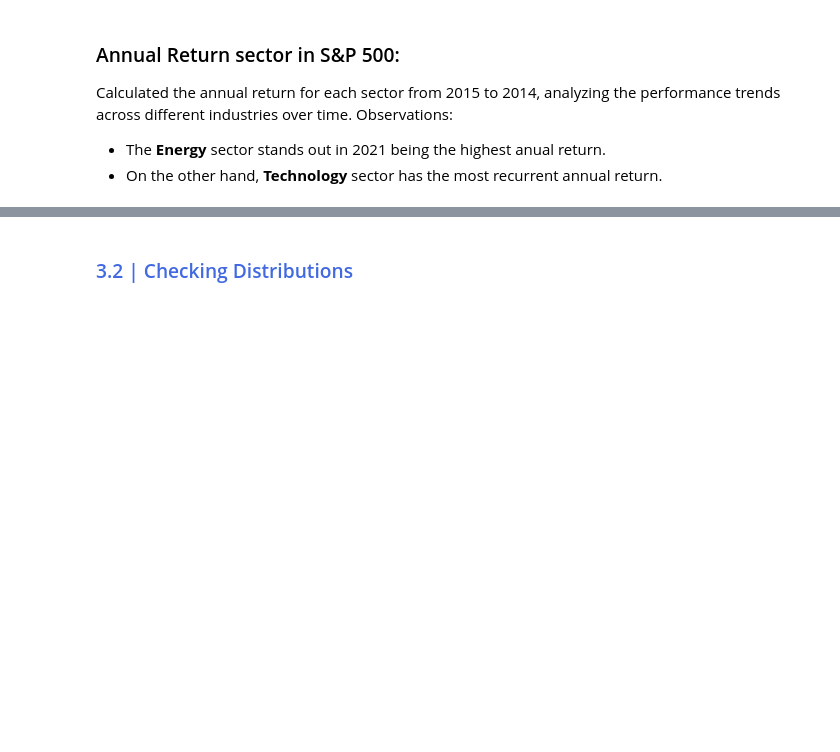
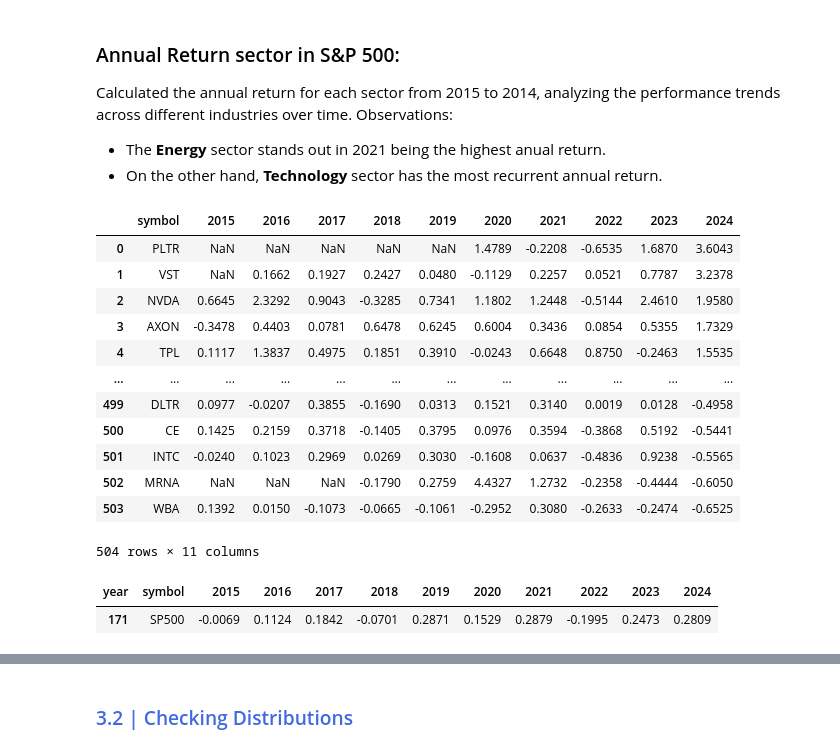
Before and after one commit to marsalmorera/stock-analysis, a Jupyter notebook: stock-analysis.ipynb, the cells around one changed output, grey strips where cells are left out. Drawn from its saved outputs; the diff is of its cells as text; code cells hidden in the pictures; blank space fills up the shorter version.

```diff
--- a/stock-analysis.ipynb
+++ b/stock-analysis.ipynb
@@ -586,0 +605,21 @@ Observations:
+# %%
+sorted_df
+# %% [output]
+|  | symbol | 2015 | 2016 | 2017 | 2018 | 2019 | 2020 | 2021 | 2022 | 2023 | 2024 |
+| 0 | PLTR | NaN | NaN | NaN | NaN | NaN | 1.4789 | -0.2208 | -0.6535 | 1.6870 | 3.6043 |
+| 1 | VST | NaN | 0.1662 | 0.1927 | 0.2427 | 0.0480 | -0.1129 | 0.2257 | 0.0521 | 0.7787 | 3.2378 |
+| 2 | NVDA | 0.6645 | 2.3292 | 0.9043 | -0.3285 | 0.7341 | 1.1802 | 1.2448 | -0.5144 | 2.4610 | 1.9580 |
+| 3 | AXON | -0.3478 | 0.4403 | 0.0781 | 0.6478 | 0.6245 | 0.6004 | 0.3436 | 0.0854 | 0.5355 | 1.7329 |
+| 4 | TPL | 0.1117 | 1.3837 | 0.4975 | 0.1851 | 0.3910 | -0.0243 | 0.6648 | 0.8750 | -0.2463 | 1.5535 |
+| ... | ... | ... | ... | ... | ... | ... | ... | ... | ... | ... | ... |
+| 499 | DLTR | 0.0977 | -0.0207 | 0.3855 | -0.1690 | 0.0313 | 0.1521 | 0.3140 | 0.0019 | 0.0128 | -0.4958 |
+| 500 | CE | 0.1425 | 0.2159 | 0.3718 | -0.1405 | 0.3795 | 0.0976 | 0.3594 | -0.3868 | 0.5192 | -0.5441 |
+| 501 | INTC | -0.0240 | 0.1023 | 0.2969 | 0.0269 | 0.3030 | -0.1608 | 0.0637 | -0.4836 | 0.9238 | -0.5565 |
+| 502 | MRNA | NaN | NaN | NaN | -0.1790 | 0.2759 | 4.4327 | 1.2732 | -0.2358 | -0.4444 | -0.6050 |
+| 503 | WBA | 0.1392 | 0.0150 | -0.1073 | -0.0665 | -0.1061 | -0.2952 | 0.3080 | -0.2633 | -0.2474 | -0.6525 |
+504 rows × 11 columns
+# %%
+sorted_df[sorted_df['symbol'] == 'SP500']
+# %% [output]
+| year | symbol | 2015 | 2016 | 2017 | 2018 | 2019 | 2020 | 2021 | 2022 | 2023 | 2024 |
+| 171 | SP500 | -0.0069 | 0.1124 | 0.1842 | -0.0701 | 0.2871 | 0.1529 | 0.2879 | -0.1995 | 0.2473 | 0.2809 |
```
Also changed, not shown: parts of 26 cells of this notebook, 1 other file.
